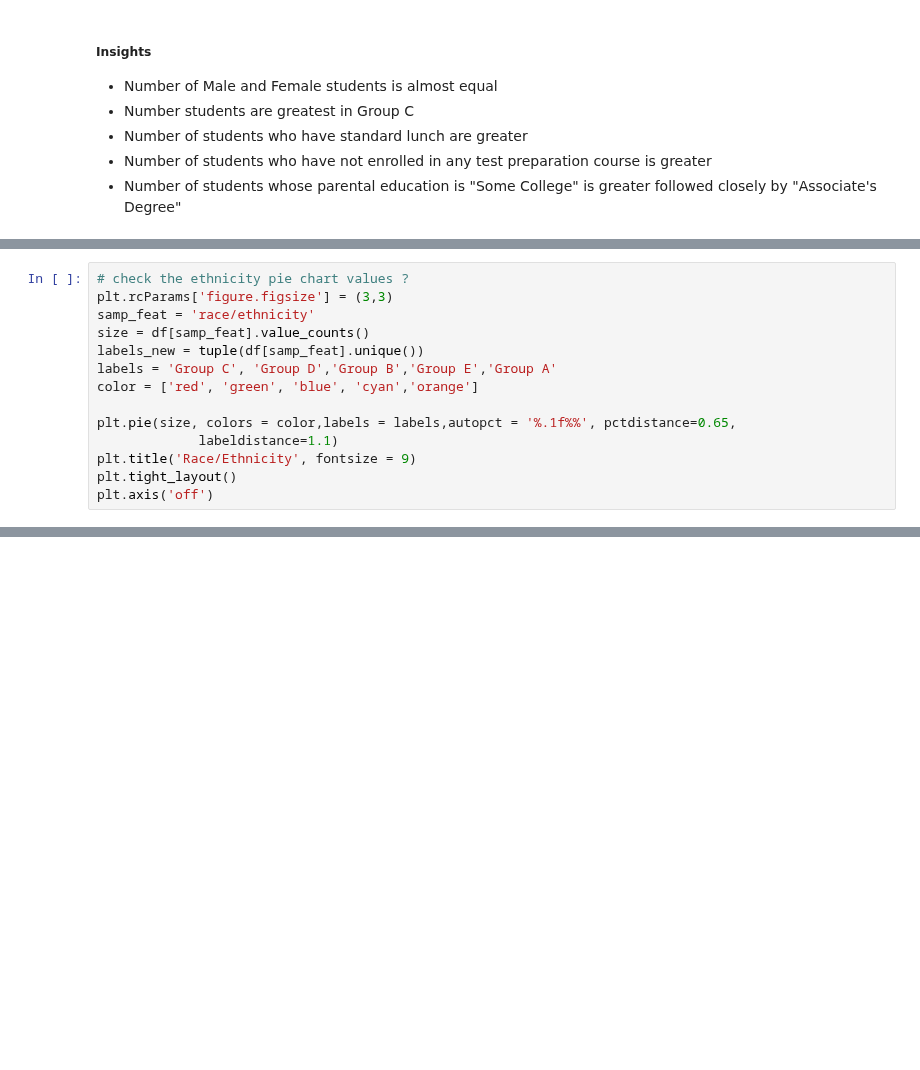
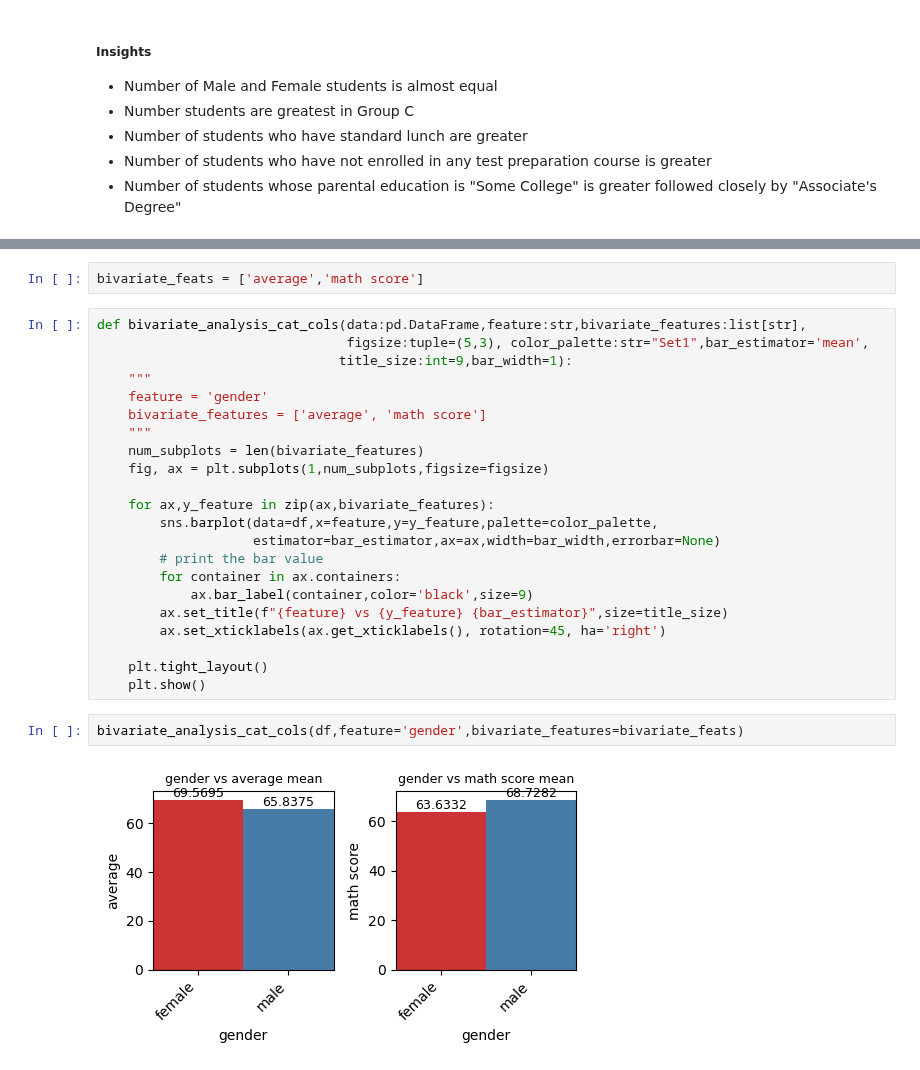
Before and after one commit to sreeman-11021996/Student-Performance-Indicator_-End-to-End-_project_2026_feb, a Jupyter notebook: notebook/1 . EDA STUDENT PERFORMANCE .ipynb, the cells around one changed output, grey strips where cells are left out. Cells and saved outputs as stored; diff of their text form; blank space fills up the shorter version.

```diff
--- a/notebook/1 . EDA STUDENT PERFORMANCE .ipynb
+++ b/notebook/1 . EDA STUDENT PERFORMANCE .ipynb
@@ -507,14 +492,0 @@ plot_features_pie(data=df,feature_list=['race/ethnicity'], figsize=(3,3))
-# %%
-# check the ethnicity pie chart values ?
-plt.rcParams['figure.figsize'] = (3,3)
-samp_feat = 'race/ethnicity'
-size = df[samp_feat].value_counts()
-labels_new = tuple(df[samp_feat].unique())
-labels = 'Group C', 'Group D','Group B','Group E','Group A'
-color = ['red', 'green', 'blue', 'cyan','orange']
-
-plt.pie(size, colors = color,labels = labels,autopct = '%.1f%%', pctdistance=0.65,
-             labeldistance=1.1)
-plt.title('Race/Ethnicity', fontsize = 9)
-plt.tight_layout()
-plt.axis('off')
@@ -614,0 +544,28 @@ plt.show()
+# %%
+bivariate_feats = ['average','math score']
+# %%
+def bivariate_analysis_cat_cols(data:pd.DataFrame,feature:str,bivariate_features:list[str],
+                                figsize:tuple=(5,3), color_palette:str="Set1",bar_estimator='mean',
+                               title_size:int=9,bar_width=1):
+    """
+    feature = 'gender'
+    bivariate_features = ['average', 'math score']
+    """
+    num_subplots = len(bivariate_features)
+    fig, ax = plt.subplots(1,num_subplots,figsize=figsize)
+
+    for ax,y_feature in zip(ax,bivariate_features):
+        sns.barplot(data=df,x=feature,y=y_feature,palette=color_palette,
+                    estimator=bar_estimator,ax=ax,width=bar_width,errorbar=None)
+        # print the bar value
+        for container in ax.containers:
+            ax.bar_label(container,color='black',size=9)
+        ax.set_title(f"{feature} vs {y_feature} {bar_estimator}",size=title_size)
+        ax.set_xticklabels(ax.get_xticklabels(), rotation=45, ha='right')
+
+    plt.tight_layout()
+    plt.show()
+# %%
+bivariate_analysis_cat_cols(df,feature='gender',bivariate_features=bivariate_feats)
+# %% [output]
+[figure, added]
```
Also changed, not shown: parts of 31 cells of this notebook.
